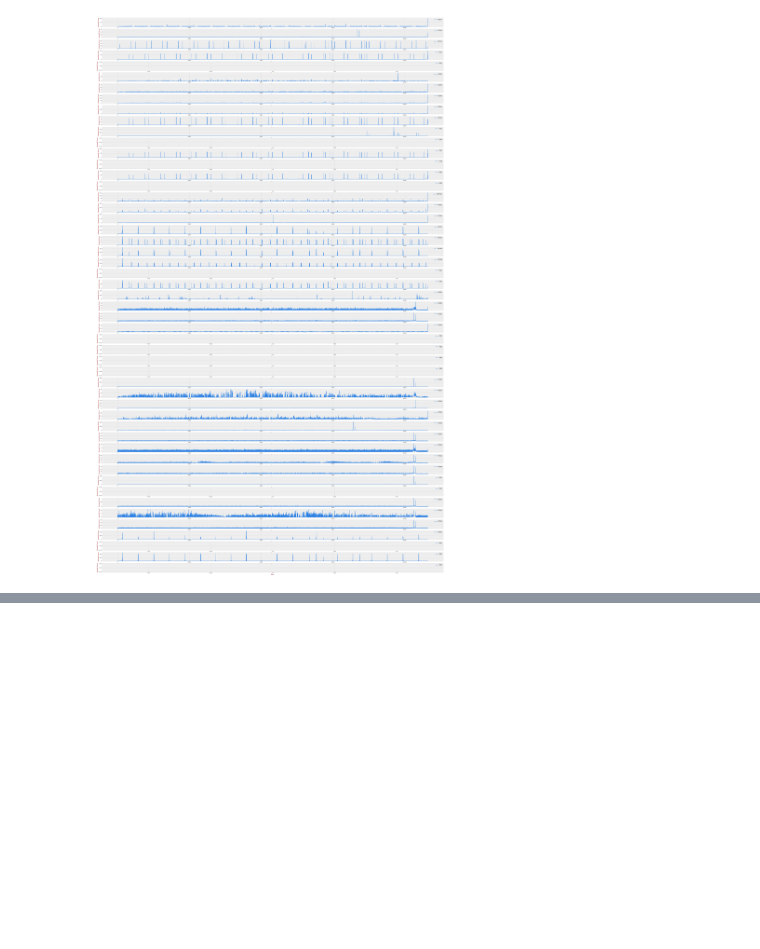
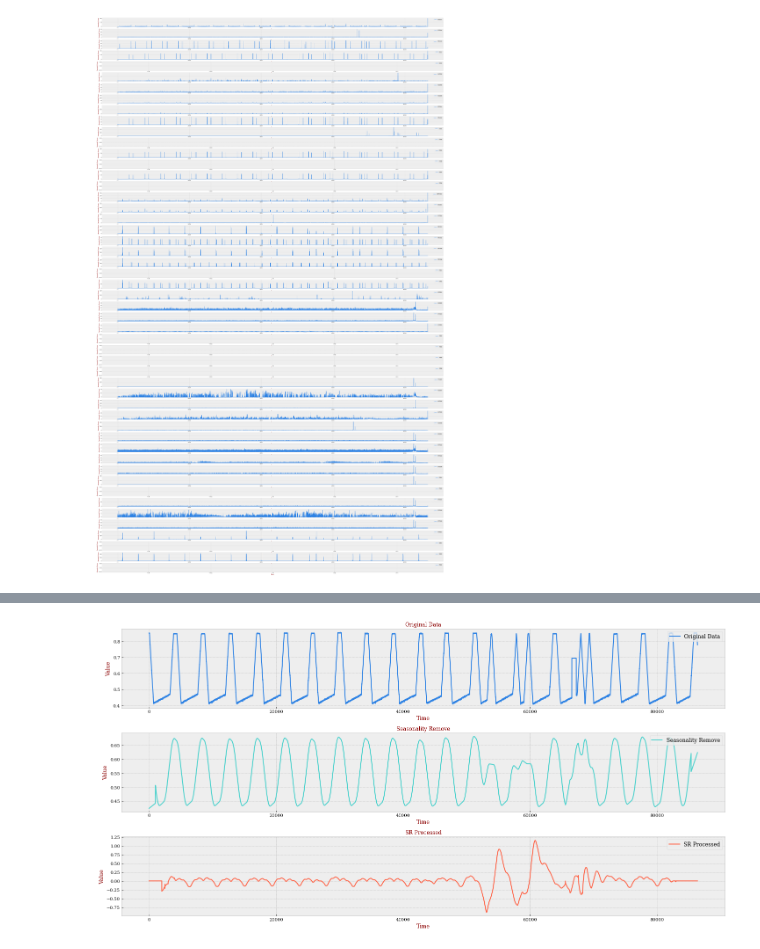
Before and after one commit to cbhua/swat-preprocess, a Jupyter notebook: notebook/swat-2015-process.ipynb, the cells around one changed output, grey strips where cells are left out. Cells and saved outputs as stored; diff of their text form; code cells hidden in the pictures; blank space fills up the shorter version.

```diff
--- a/notebook/swat-2015-process.ipynb
+++ b/notebook/swat-2015-process.ipynb
@@ -144,0 +184,55 @@ plt.savefig('../fig/swat-2015-sr.png')
+# %%
+import sys; sys.path.append('../')
+from src.silency import Silency
+
+# Init spectral residual processor
+# Args follow original repo's suggestion:
+# - amp_window_size: should less than period
+# - series_window_size: should less than period
+# - score_window_size: should larger than perido
+processor = Silency(amp_window_size=1500,
+                    series_window_size=1500,
+                    score_window_size=3000)
+
+# Processed by spectral residual method
+anomaly_score = processor.generate_anomaly_score(trend)
+# %%
+anomaly_score[83000:] = 0
+anomaly_score[:2000] = 0
+# %%
+x = range(idx_end - idx_start)
+
+with plt.style.context('bmh'):
+    font = {'color': 'darkred', 'size': 12, 'family': 'serif'}
+    font_legend = {'size': 12, 'family': 'serif'}
+
+    fig, axs = plt.subplots(3, 1, figsize=(20, 10))
+
+    axs[0].plot(x, sample, label='Original Data', color='#2f83e4')
+    axs[0].set_xlabel('Time', fontdict=font)
+    axs[0].set_ylabel('Value', fontdict=font)
+    axs[0].set_title('Original Data', fontdict=font)
+    axs[0].legend(loc='upper right', prop=font_legend)
+    labels = axs[0].get_xticklabels() + axs[0].get_yticklabels()
+    [label.set_fontname('serif') for label in labels]
+
+    axs[1].plot(x, trend, label='Seasonality Remove', color='mediumturquoise')
+    axs[1].set_xlabel('Time', fontdict=font)
+    axs[1].set_ylabel('Value', fontdict=font)
+    axs[1].set_title('Seasonality Remove', fontdict=font)
+    axs[1].legend(loc='upper right', prop=font_legend)
+    labels = axs[1].get_xticklabels() + axs[1].get_yticklabels()
+    [label.set_fontname('serif') for label in labels]
+
+    axs[2].plot(x, anomaly_score, label='SR Processed', color='tomato')
+    axs[2].set_xlabel('Time', fontdict=font)
+    axs[2].set_ylabel('Value', fontdict=font)
+    axs[2].set_title('SR Processed', fontdict=font)
+    axs[2].legend(loc='upper right', prop=font_legend)
+    labels = axs[2].get_xticklabels() + axs[2].get_yticklabels()
+    [label.set_fontname('serif') for label in labels]
+
+plt.tight_layout()
+plt.savefig('../fig/swat-2015-seasonal-sr.png')
+# %% [output]
+[figure, added]
```
Also changed, not shown: parts of 5 cells of this notebook.
